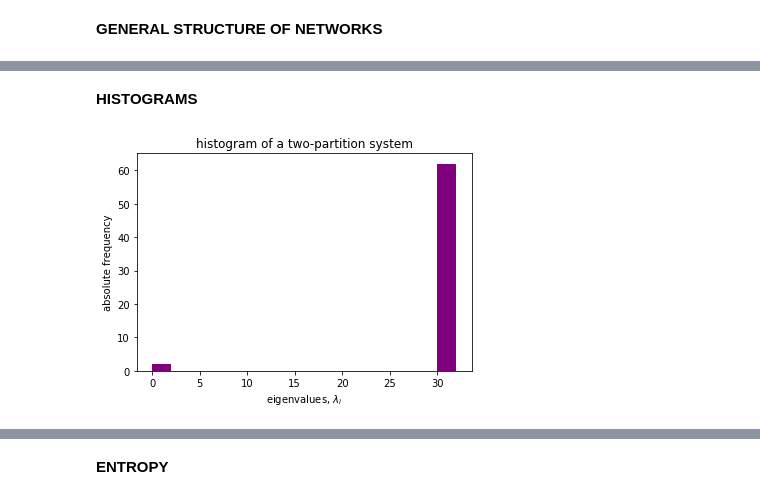
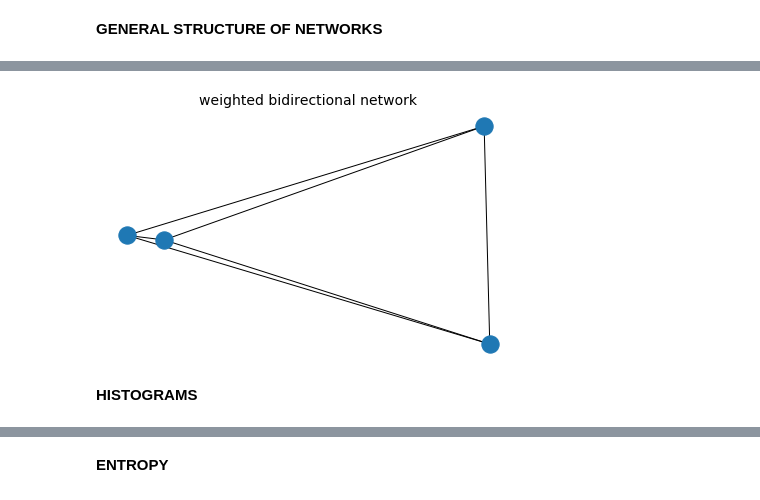
Before and after one commit to jdkazime/phy405-midterm2, a Jupyter notebook: midterm_2.ipynb, the cells around one changed output, grey strips where cells are left out. Drawn from its saved outputs; the diff is of its cells as text; code cells hidden in the pictures.

```diff
--- a/midterm_2.ipynb
+++ b/midterm_2.ipynb
@@ -141,13 +133,16 @@ plt.savefig("figure_1.png")
+# %%
+# We adjust weights
+A[0, 1] = 1000
+A[1, 0] = 1000
+
+fig, ax = plt.subplots(1, 1)
+
+nx.draw(nx.from_numpy_matrix(A), axis = ax)
+
+ax.set_title('weighted bidirectional network', fontsize = 14)
+
+fig.tight_layout()
+# %% [output]
+[figure, added]
 # %% [markdown]
 **HISTOGRAMS**
-# %%
-A = SBM(64,max_edges(32),1,0)
-L = np.diag(np.sum(A,axis = 0)) - A
-eigs,vecs = np.linalg.eigh(L)
-plt.hist(eigs,bins = int(0.25*len(eigs)), color = 'purple')
-plt.xlabel(r'eigenvalues, $\lambda_i$')
-plt.ylabel('absolute frequency')
-plt.title('histogram of a two-partition system')
-plt.savefig('figure_3.png')
-# %% [output]
-[figure, removed]
```
Also changed, not shown: parts of 52 cells of this notebook.
